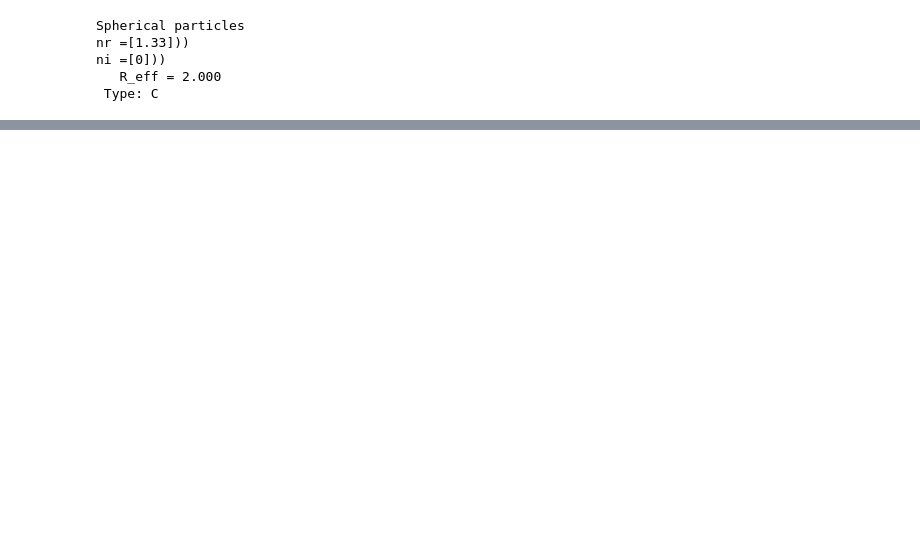
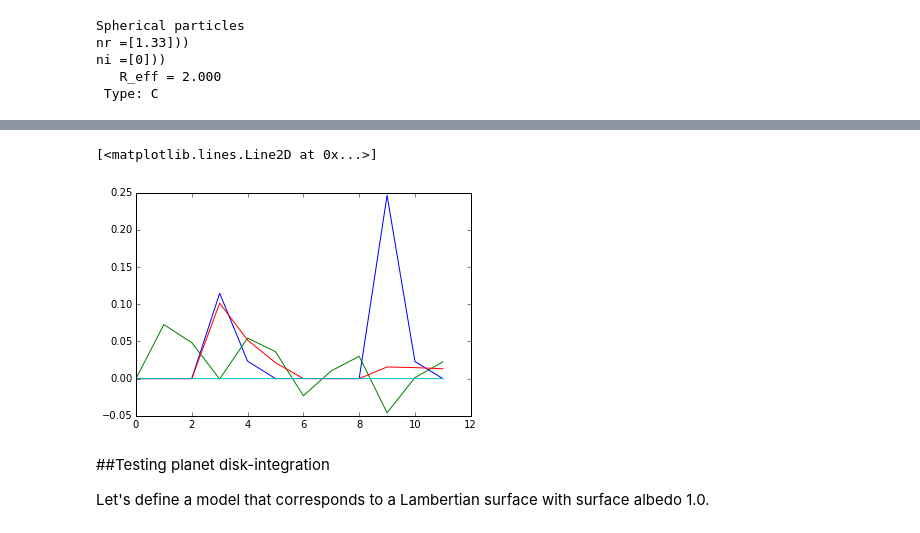
Before and after one commit to gouravmahapatra/pymiedap, a Jupyter notebook: pymiedap_benchmark.ipynb, the cells around one changed output, grey strips where cells are left out. Drawn from its saved outputs; the diff is of its cells as text; code cells hidden in the pictures; blank space fills up the shorter version.

Commit message:
Fixed DAP test and added Lambert sphere test

```diff
--- a/pymiedap_benchmark.ipynb
+++ b/pymiedap_benchmark.ipynb
@@ -198,0 +226,17 @@ Ib,Qb,Ub,Vb
+# %%
+Ib_haan = [0.53295, 0.20843, 0.093680, 0.41814, 0.18497, 0.093680, 0.52277, 0.106590, 0.026009, 0.27630, 0.083628, 0.026009]
+Qb_haan = [-0.028340, -0.036299, -0.024156, -0.000058, -0.019649, -0.012078, 0.011506, -0.005186, -0.014984, 0.034368, 0.003839, -0.007492]
+Ub_haan = [0, 0, 0, -0.073105, -0.041401, -0.020920, 0, 0, 0, -0.016042, -0.014492, -0.012976]
+Vb_haan = [0, 0, 0, 0.000106, 0.000040, 0, 0, 0, 0, 0.000027, 0.000017, 0]
+# %%
+mpl.plot(Ib*mu0s*np.pi - Ib_haan)
+mpl.plot(Qb*mu0s*np.pi - Qb_haan)
+mpl.plot(Ub*mu0s*np.pi - Ub_haan)
+mpl.plot(Vb*mu0s*np.pi - Vb_haan)
+# %% [output]
+[<matplotlib.lines.Line2D at 0x...>]
+[figure, added]
+# %% [markdown]
+##Testing planet disk-integration
+
+Let's define a model that corresponds to a Lambertian surface with surface albedo 1.0.
```
Also changed, not shown: parts of 19 cells of this notebook.
